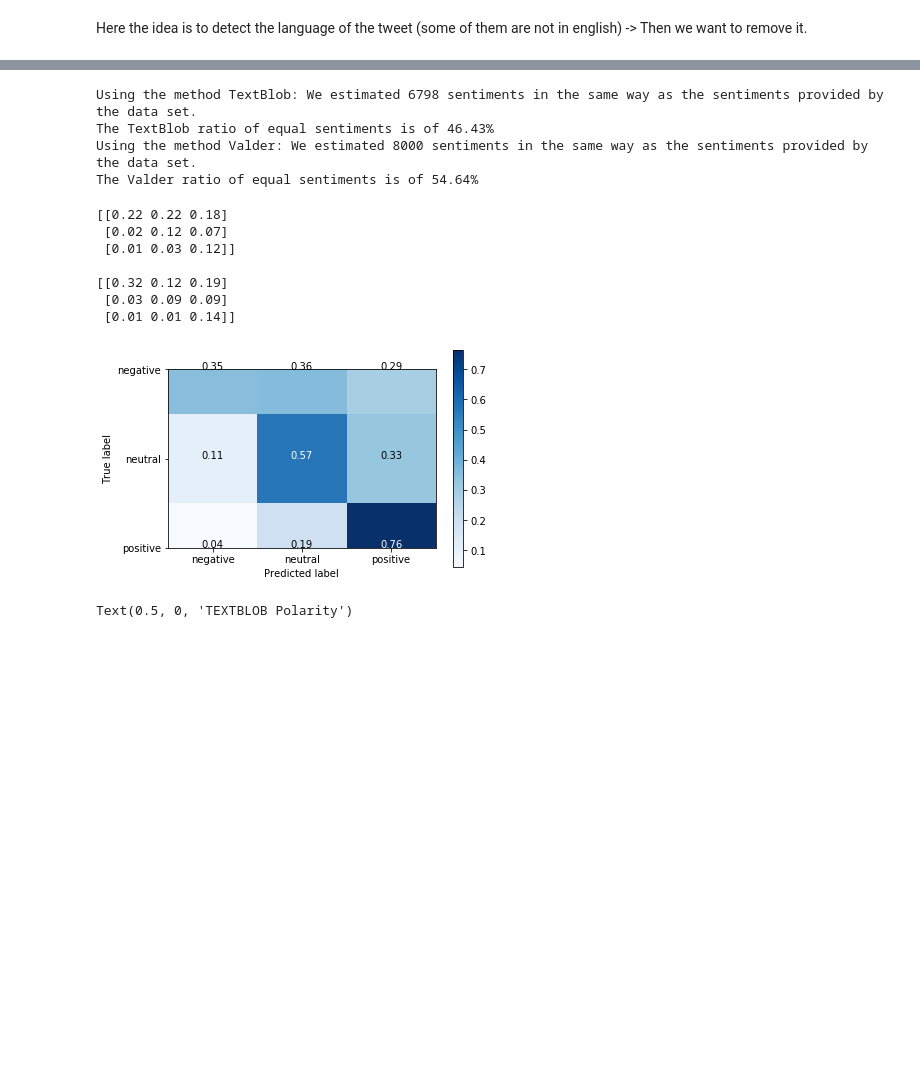
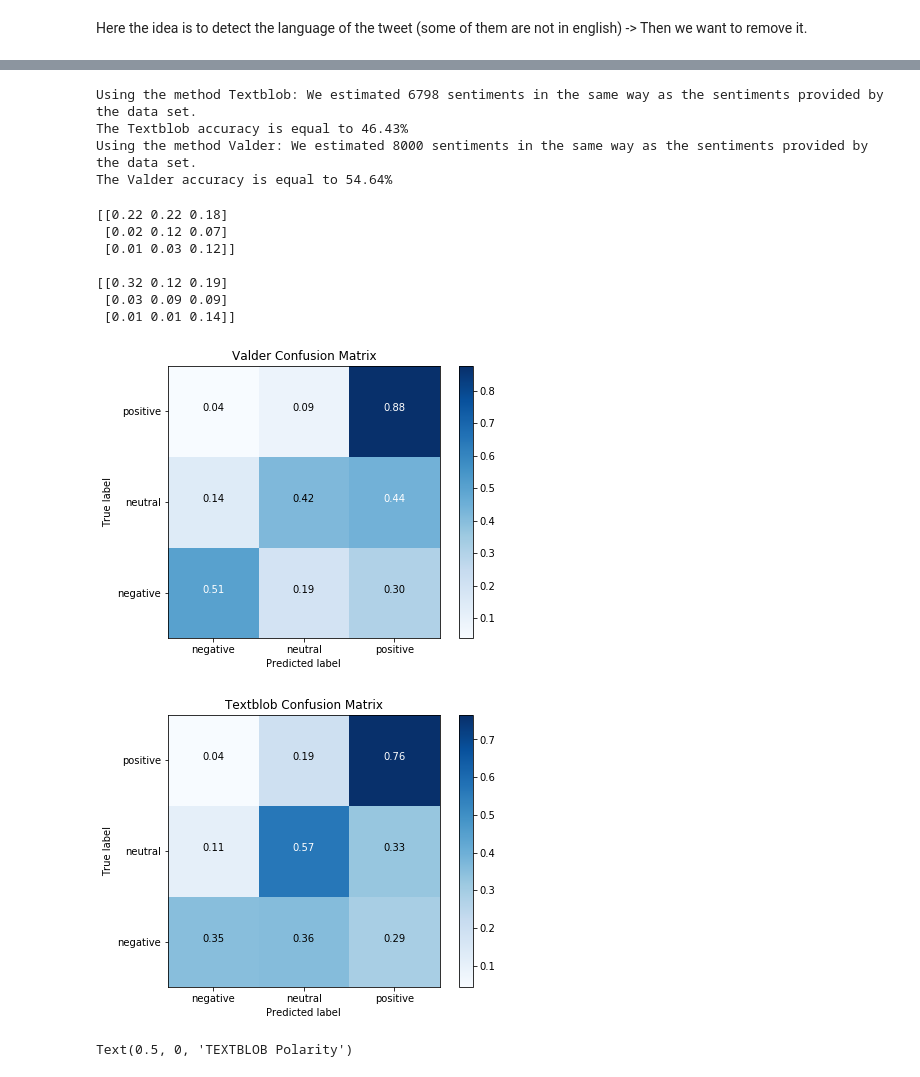
Before and after one commit to SarahBuechner/DMML2019_Team_Google, a Jupyter notebook: DM_Project.ipynb, the cells around one changed output, grey strips where cells are left out. Cells and saved outputs as stored; diff of their text form; code cells hidden in the pictures; blank space fills up the shorter version.

```diff
--- a/DM_Project.ipynb
+++ b/DM_Project.ipynb
@@ -314 +305,5 @@ print(sentiment_table.head(10))
+# %%
+# Storing the sentiment analysis in the dataframe tweets
+tweets["polarity_Valder"] = sentiment_table["compound"]
+tweets["polarity_Textblob"] = sentiment_table["polarity"]
 # %% [markdown]
@@ -374,9 +369,10 @@ def classification_sentiment(method_used):
-# %%
-print(classification_sentiment("TextBlob"))
-print(classification_sentiment("Valder"))
-# %% [output]
-Using the method TextBlob: We estimated 6798 sentiments in the same way as the sentiments provided by the data set.
-The TextBlob ratio of equal sentiments is of 46.43%
-Using the method Valder: We estimated 8000 sentiments in the same way as the sentiments provided by the data set.
-The Valder ratio of equal sentiments is of 54.64%
+# %%
+# Computing the accuracy for each method used
+print(classification_sentiment("Textblob"))
+print(classification_sentiment("Valder"))
+# %% [output]
+Using the method Textblob: We estimated 6798 sentiments in the same way as the sentiments provided by the data set.
+The Textblob accuracy is equal to 46.43%
+Using the method Valder: We estimated 8000 sentiments in the same way as the sentiments provided by the data set.
+The Valder accuracy is equal to 54.64%
 # %%
@@ -392,45 +389,47 @@ print(confusion_matrix(tweets["airline_sentiment"], tweets["Valder_polarity_stri
  [0.03 0.09 0.09]
  [0.01 0.01 0.14]]
 # %%
-#CONFUSION MATRIX PLOT
-from sklearn.utils.multiclass import unique_labels
-import itertools
-
-
-def plot_confusion_matrix(cm, classes, normalize=True, cmap=plt.cm.Blues):
+# CONFUSION MATRIX PLOT
+def plot_confusion_matrix(method, cm, classes, normalize=True, cmap=plt.cm.Blues):
     if normalize:
         cm = cm.astype('float') / cm.sum(axis=1)[:, np.newaxis]
 
     plt.imshow(cm, interpolation='nearest', cmap=cmap)
     plt.colorbar()
     tick_marks = np.arange(len(classes))
     plt.xticks(tick_marks, classes)
     plt.yticks(tick_marks, classes)
 
     fmt = '.2f' if normalize else 'd'
     thresh = cm.max() / 2.
     for i, j in itertools.product(range(cm.shape[0]), range(cm.shape[1])):
         plt.text(j, i, format(cm[i, j], fmt),
                  horizontalalignment="center",
                  color="white" if cm[i, j] > thresh else "black")
 
+    plt.ylim([-0.5, 2.5])
+    plt.title(method + " Confusion Matrix")
     plt.ylabel('True label')
     plt.xlabel('Predicted label')
 
 
-target = tweets["airline_sentiment"]
-predicted_TextBlob = tweets["TextBlob_polarity_string"]
+methods = ["Valder", "Textblob"]
 
-class_names = unique_labels(target, predicted_TextBlob)
+for method in methods:
+  target = tweets["airline_sentiment"]
+  predicted_TextBlob = tweets["polarity_"+ method +"_string"]
 
-# Compute confusion matrix
-cnf_matrix = confusion_matrix(target, predicted_TextBlob)
-np.set_printoptions(precision=2)
+  class_names = unique_labels(target, predicted_TextBlob)
 
-# Plot non-normalized confusion matrix
-plt.figure()
-plot_confusion_matrix(cnf_matrix, classes=class_names)
-plt.show()
+  # Computing the confusion matrix
+  cnf_matrix = confusion_matrix(target, predicted_TextBlob)
+  np.set_printoptions(precision=2)
+
+  # Ploting non-normalized confusion matrix
+  fig, ax = plt.subplots(figsize=(7,5))
+  plot_confusion_matrix(method, cnf_matrix, classes=class_names)
+  fig.show()
 # %% [output]
-[figure, old version]
+[figure, new version]
+[figure, added]
 # %%
```
Also changed, not shown: parts of 31 cells of this notebook.
